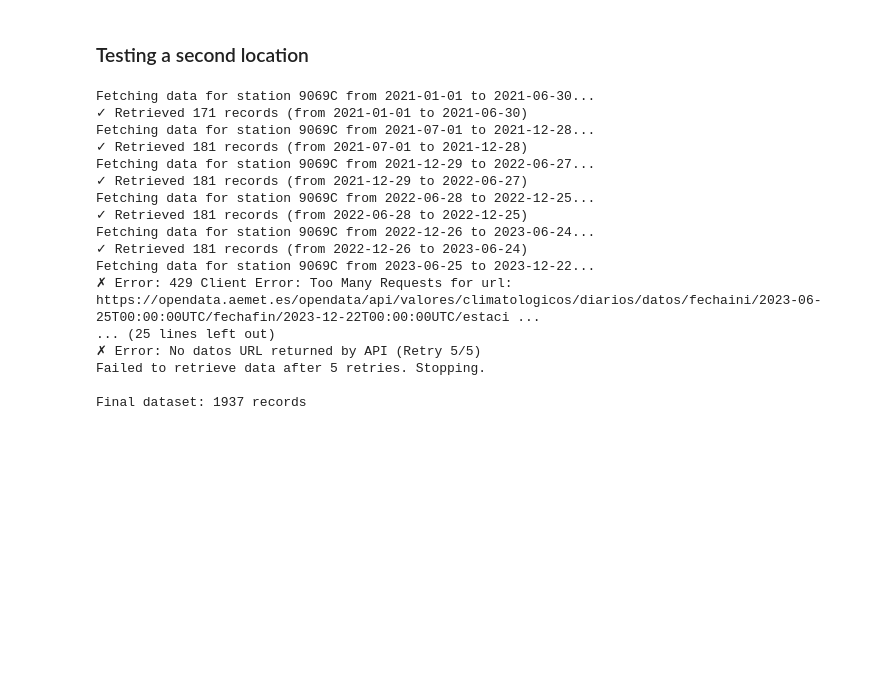
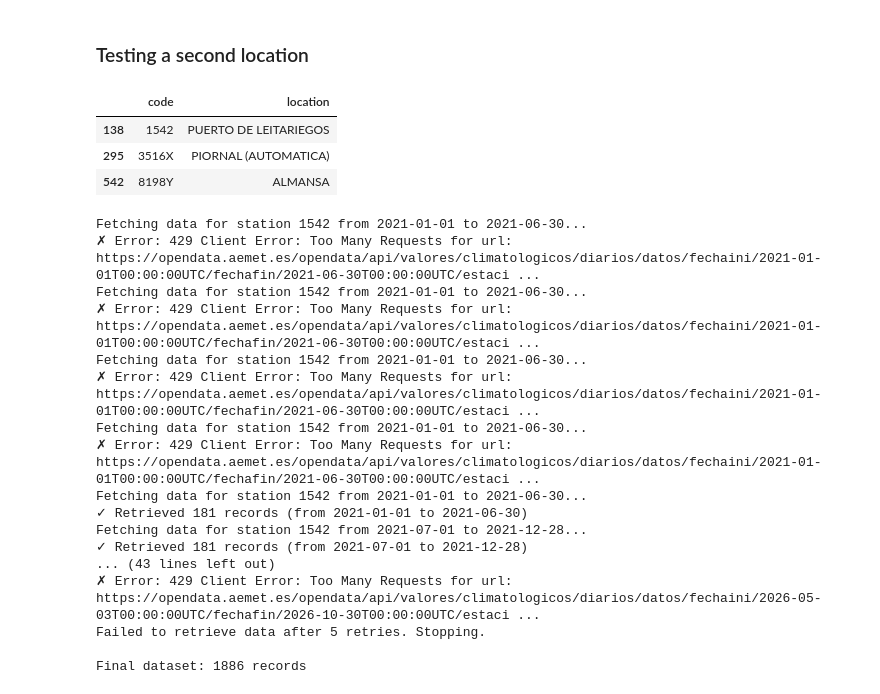
Before and after one commit to reddgr/energy-price-forecasting-in-power-grids, a Jupyter notebook: notebooks/05_historical_weather_data_download.ipynb, the cells around one changed output. Saved outputs shown, nothing was run; the diff lists cells and outputs as text; code cells hidden in the pictures; blank space fills up the shorter version.

```diff
--- a/notebooks/05_historical_weather_data_download.ipynb
+++ b/notebooks/05_historical_weather_data_download.ipynb
@@ -216,24 +216,32 @@ plt.show()
 [figure]
 # %% [markdown]
 ### Testing a second location
-# %%
-data_9069C = download_station_data(station_id="9069C", start_date="2021-01-01", max_retries=5, sleep_seconds=3)
-# %% [output]
-Fetching data for station 9069C from 2021-01-01 to 2021-06-30...
-✓ Retrieved 171 records (from 2021-01-01 to 2021-06-30)
-Fetching data for station 9069C from 2021-07-01 to 2021-12-28...
-✓ Retrieved 181 records (from 2021-07-01 to 2021-12-28)
-Fetching data for station 9069C from 2021-12-29 to 2022-06-27...
-✓ Retrieved 181 records (from 2021-12-29 to 2022-06-27)
-Fetching data for station 9069C from 2022-06-28 to 2022-12-25...
-✓ Retrieved 181 records (from 2022-06-28 to 2022-12-25)
-Fetching data for station 9069C from 2022-12-26 to 2023-06-24...
-✓ Retrieved 181 records (from 2022-12-26 to 2023-06-24)
-Fetching data for station 9069C from 2023-06-25 to 2023-12-22...
-✗ Error: 429 Client Error: Too Many Requests for url: https://opendata.aemet.es/opendata/api/valores/climatologicos/diarios/datos/fechaini/2023-06-25T00:00:00UTC/fechafin/2023-12-22T00:00:00UTC/estaci ...
-... (25 lines left out)
-✗ Error: No datos URL returned by API (Retry 5/5)
-Failed to retrieve data after 5 retries. Stopping.
-
-Final dataset: 1937 records
+# %%
+display(locations_df.sample(3))
+# %% [output]
+|  | code | location |
+| 138 | 1542 | PUERTO DE LEITARIEGOS |
+| 295 | 3516X | PIORNAL (AUTOMATICA) |
+| 542 | 8198Y | ALMANSA |
+# %%
+sample_idema = "1542"
+df_sample = download_station_data(client, station_id=sample_idema, start_date="2021-01-01", max_retries=5, sleep_seconds=6)
+# %% [output]
+Fetching data for station 1542 from 2021-01-01 to 2021-06-30...
+✗ Error: 429 Client Error: Too Many Requests for url: https://opendata.aemet.es/opendata/api/valores/climatologicos/diarios/datos/fechaini/2021-01-01T00:00:00UTC/fechafin/2021-06-30T00:00:00UTC/estaci ...
+Fetching data for station 1542 from 2021-01-01 to 2021-06-30...
+✗ Error: 429 Client Error: Too Many Requests for url: https://opendata.aemet.es/opendata/api/valores/climatologicos/diarios/datos/fechaini/2021-01-01T00:00:00UTC/fechafin/2021-06-30T00:00:00UTC/estaci ...
+Fetching data for station 1542 from 2021-01-01 to 2021-06-30...
+✗ Error: 429 Client Error: Too Many Requests for url: https://opendata.aemet.es/opendata/api/valores/climatologicos/diarios/datos/fechaini/2021-01-01T00:00:00UTC/fechafin/2021-06-30T00:00:00UTC/estaci ...
+Fetching data for station 1542 from 2021-01-01 to 2021-06-30...
+✗ Error: 429 Client Error: Too Many Requests for url: https://opendata.aemet.es/opendata/api/valores/climatologicos/diarios/datos/fechaini/2021-01-01T00:00:00UTC/fechafin/2021-06-30T00:00:00UTC/estaci ...
+Fetching data for station 1542 from 2021-01-01 to 2021-06-30...
+✓ Retrieved 181 records (from 2021-01-01 to 2021-06-30)
+Fetching data for station 1542 from 2021-07-01 to 2021-12-28...
+✓ Retrieved 181 records (from 2021-07-01 to 2021-12-28)
+... (43 lines left out)
+✗ Error: 429 Client Error: Too Many Requests for url: https://opendata.aemet.es/opendata/api/valores/climatologicos/diarios/datos/fechaini/2026-05-03T00:00:00UTC/fechafin/2026-10-30T00:00:00UTC/estaci ...
+Failed to retrieve data after 5 retries. Stopping.
+
+Final dataset: 1886 records
 # %%
```
Also changed, not shown: parts of 4 cells of this notebook.
